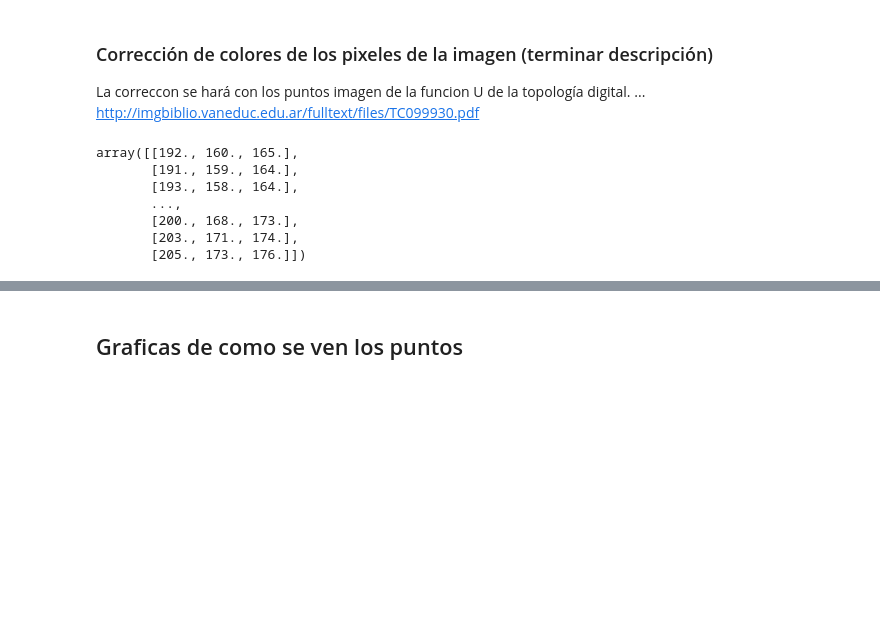
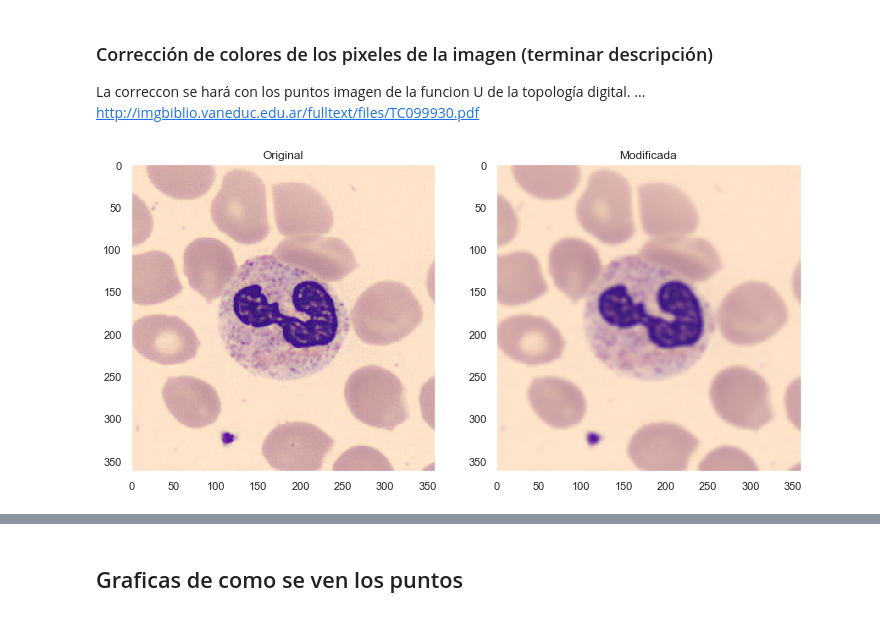
Before and after one commit to juanksRuiz/Machine_Learning, a Jupyter notebook: Proyectos/Proyectos Taller I/Clustering/Clustering II Cells/proy1_Clustering_2__ML_JuanCamiloRuiz.ipynb, the cells around one changed output, grey strips where cells are left out. Cells and saved outputs as stored; diff of their text form; code cells hidden in the pictures; blank space fills up the shorter version.

```diff
--- a/Proyectos/Proyectos Taller I/Clustering/Clustering II Cells/proy1_Clustering_2__ML_JuanCamiloRuiz.ipynb
+++ b/Proyectos/Proyectos Taller I/Clustering/Clustering II Cells/proy1_Clustering_2__ML_JuanCamiloRuiz.ipynb
@@ -116,14 +76,6 @@ def img_to_matrix(img):
             row+=1
     return mat
 # %%
-# Probando con la primera imagen
-X = img_to_matrix(data[0])
-X
+# Probando con imagen
+id=2
+X = img_to_matrix(data[id])
-# %% [output]
-array([[192., 160., 165.],
-       [191., 159., 164.],
-       [193., 158., 164.],
-       ...,
-       [200., 168., 173.],
-       [203., 171., 174.],
-       [205., 173., 176.]])
@@ -132,0 +88,4 @@ X_tf = img_to_matrix(img_tf)
+# %%
+plot_2img(data[id],img_tf)
+# %% [output]
+[figure, added]
```
Also changed, not shown: parts of 18 cells of this notebook.
